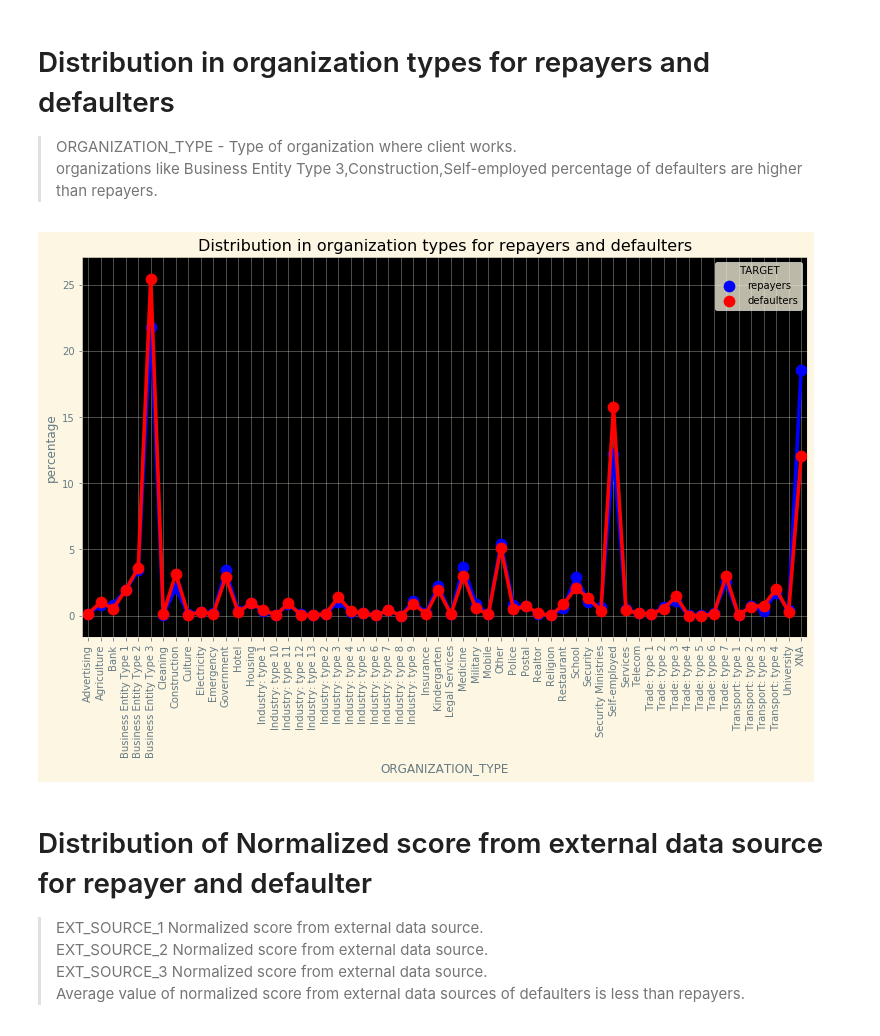
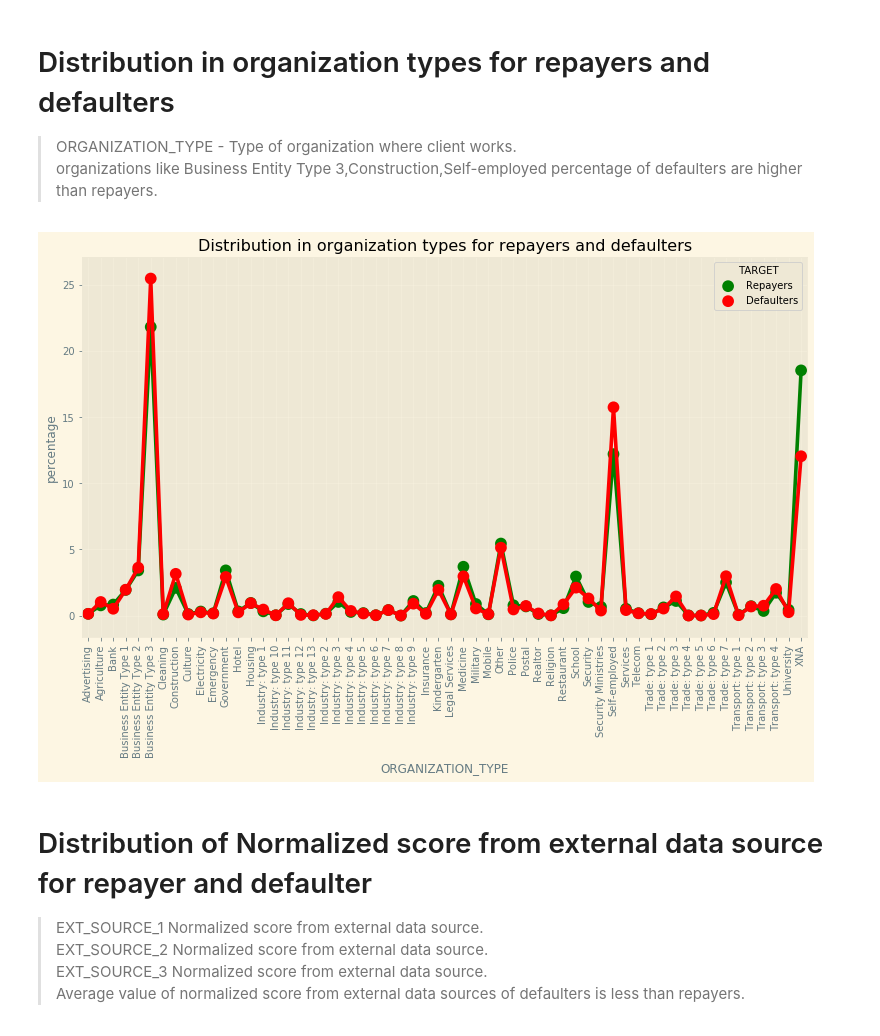
Before and after one commit to padma-it/DataScienceCaseStudies, a Jupyter notebook: Credit EDA/Credit_EDA_Case_Study_Padma.ipynb, the cells around one changed output. Drawn from its saved outputs; the diff is of its cells as text; code cells hidden in the pictures.

```diff
--- a/Credit EDA/Credit_EDA_Case_Study_Padma.ipynb
+++ b/Credit EDA/Credit_EDA_Case_Study_Padma.ipynb
@@ -919,27 +904,26 @@ fig.set_facecolor("ivory")
 # %%
 org = applicationDF.groupby("TARGET").agg({"ORGANIZATION_TYPE":"value_counts"})
 org = org.rename(columns = {"ORGANIZATION_TYPE":"value_counts"}).reset_index()
 org_0 = org[org["TARGET"] == 0]
 org_1 = org[org["TARGET"] == 1]
 org_0["percentage"] = org_0["value_counts"]*100/org_0["value_counts"].sum()
 org_1["percentage"] = org_1["value_counts"]*100/org_1["value_counts"].sum()
 
 organization = pd.concat([org_0,org_1],axis=0)
 organization = organization.sort_values(by="ORGANIZATION_TYPE",ascending=True)
 
-organization["TARGET"] = organization["TARGET"].replace({0:"repayers",1:"defaulters"})
+organization["TARGET"] = organization["TARGET"].replace({0:"Repayers",1:"Defaulters"})
 
 organization
 plt.figure(figsize=(13,7))
 ax = sns.pointplot("ORGANIZATION_TYPE","percentage",
-                   data=organization,hue="TARGET",palette=["b","r"])
+                   data=organization,hue="TARGET",palette=["g","r"])
 plt.xticks(rotation=90)
 plt.grid(True,alpha=.3)
-ax.set_facecolor("k")
 ax.set_title("Distribution in organization types for repayers and defaulters")
 plt.show()
 # %% [output]
-[figure, old version]
+[figure, new version]
 # %% [markdown]
 # Distribution of Normalized score from external data source for repayer and defaulter
 >EXT_SOURCE_1	Normalized score from external data source.
```
Also changed, not shown: parts of 21 cells of this notebook.
